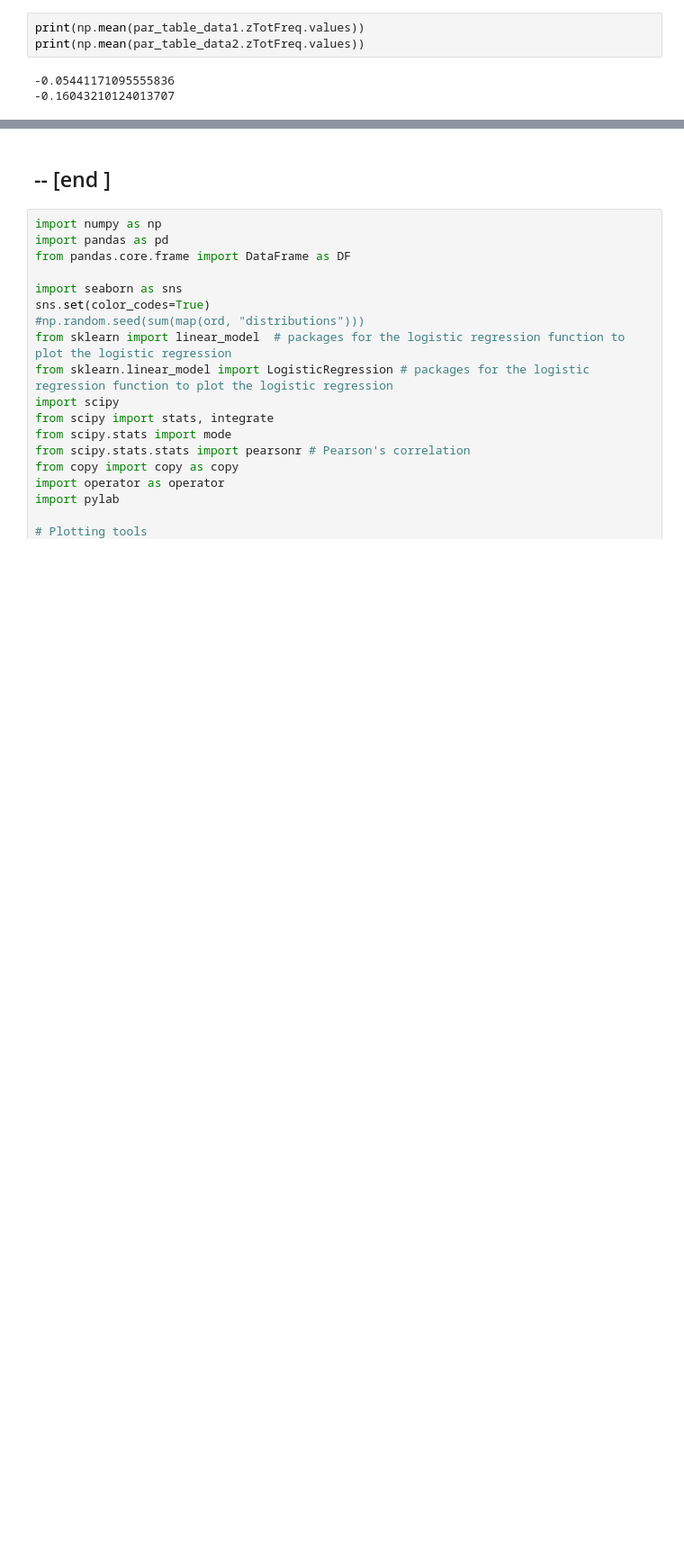
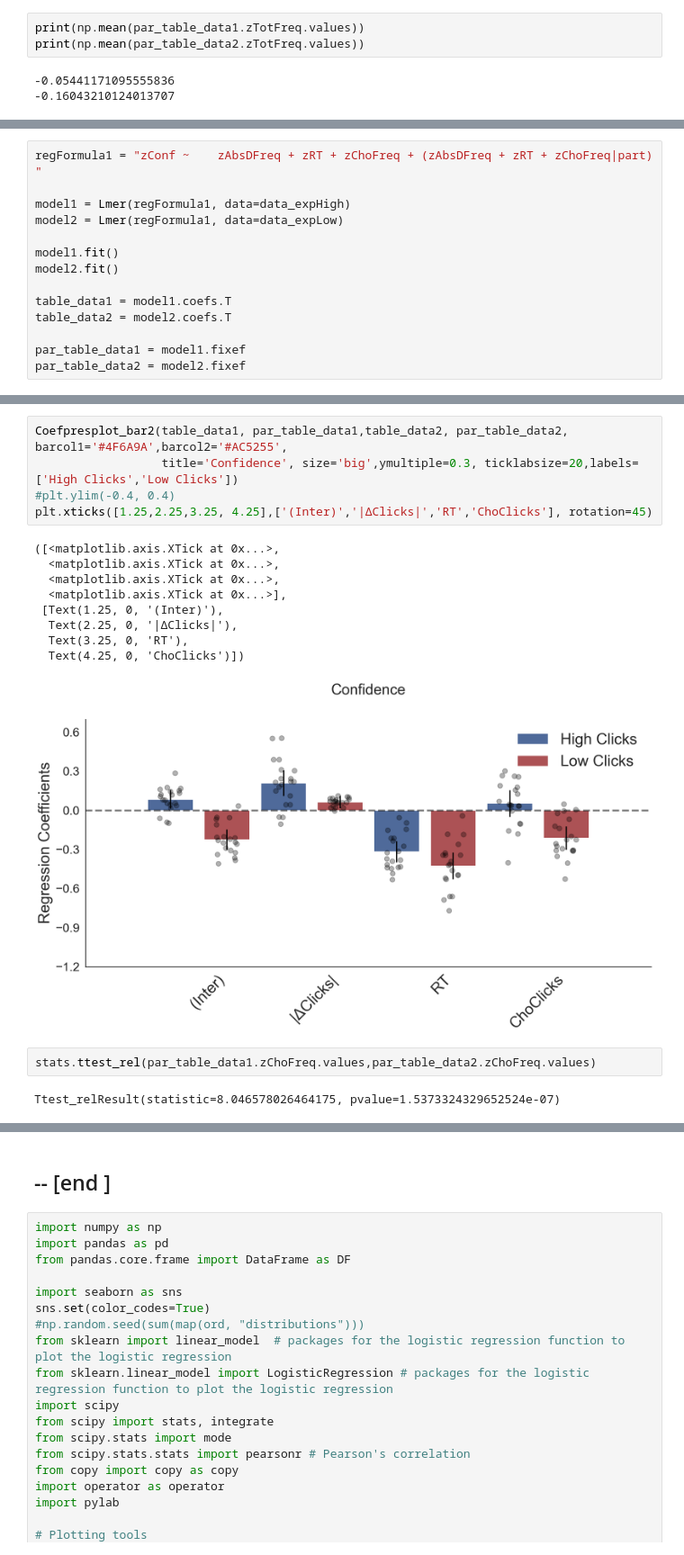
Before and after one commit to pradysepulveda/pupilPEB2021, a Jupyter notebook: Code PupilClicks/PEB2021_PupilSelect.ipynb, the cells around one changed output, grey strips where cells are left out. Shown at 90% size. Cells and saved outputs as stored; diff of their text form; blank space fills up the shorter version.

```diff
--- a/Code PupilClicks/PEB2021_PupilSelect.ipynb
+++ b/Code PupilClicks/PEB2021_PupilSelect.ipynb
@@ -856,0 +909,14 @@ print(np.mean(par_table_data2.zTotFreq.values))
+# %%
+regFormula1 = "zConf ~    zAbsDFreq + zRT + zChoFreq + (zAbsDFreq + zRT + zChoFreq|part) "
+
+model1 = Lmer(regFormula1, data=data_expHigh)
+model2 = Lmer(regFormula1, data=data_expLow)
+
+model1.fit()
+model2.fit()
+
+table_data1 = model1.coefs.T
+table_data2 = model2.coefs.T
+
+par_table_data1 = model1.fixef
+par_table_data2 = model2.fixef
@@ -856,0 +965,19 @@ print(np.mean(par_table_data2.zTotFreq.values))
+# %%
+Coefpresplot_bar2(table_data1, par_table_data1,table_data2, par_table_data2, barcol1='#4F6A9A',barcol2='#AC5255',
+                  title='Confidence', size='big',ymultiple=0.3, ticklabsize=20,labels= ['High Clicks','Low Clicks'])
+#plt.ylim(-0.4, 0.4)
+plt.xticks([1.25,2.25,3.25, 4.25],['(Inter)','|ΔClicks|','RT','ChoClicks'], rotation=45)
+# %% [output]
+([<matplotlib.axis.XTick at 0x...>,
+  <matplotlib.axis.XTick at 0x...>,
+  <matplotlib.axis.XTick at 0x...>,
+  <matplotlib.axis.XTick at 0x...>],
+ [Text(1.25, 0, '(Inter)'),
+  Text(2.25, 0, '|ΔClicks|'),
+  Text(3.25, 0, 'RT'),
+  Text(4.25, 0, 'ChoClicks')])
+[figure, added]
+# %%
+stats.ttest_rel(par_table_data1.zChoFreq.values,par_table_data2.zChoFreq.values)
+# %% [output]
+Ttest_relResult(statistic=8.046578026464175, pvalue=1.5373324329652524e-07)
```
Also changed, not shown: parts of 18 cells of this notebook, 4 other files.
